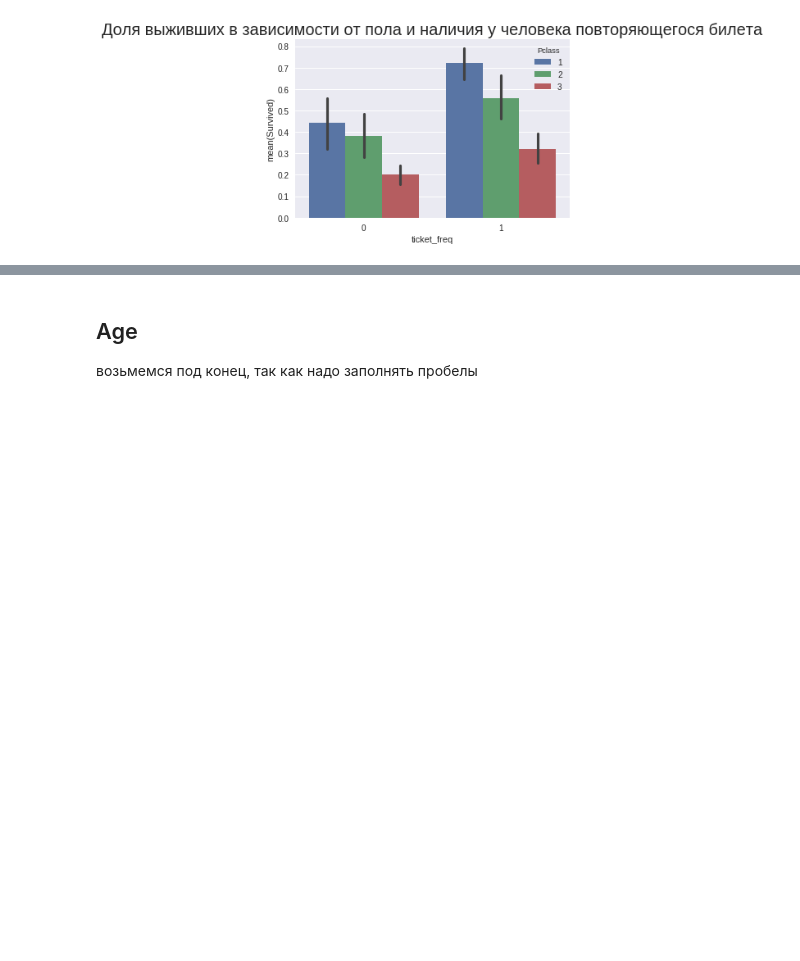
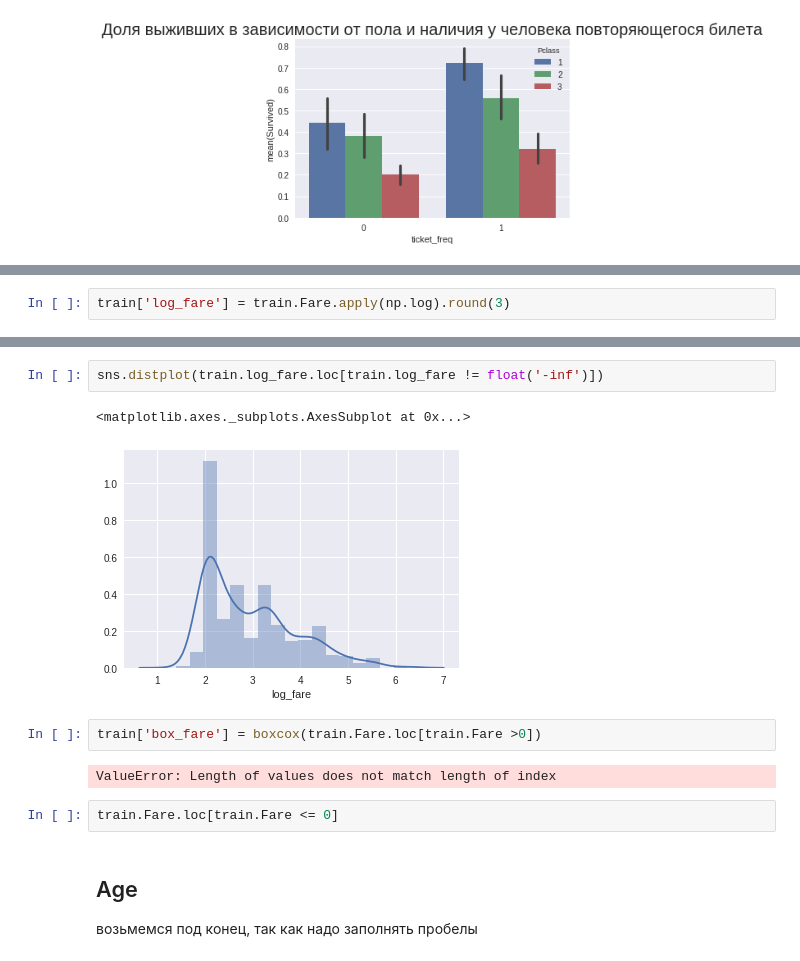
Before and after one commit to VokhmintcevKirill/ti-nic_competition2, a Jupyter notebook: Titanic_3.0.ipynb, the cells around one changed output, grey strips where cells are left out. Saved outputs shown, nothing was run; the diff lists cells and outputs as text; blank space fills up the shorter version.

```diff
--- a/Titanic_3.0.ipynb
+++ b/Titanic_3.0.ipynb
@@ -264,0 +307,2 @@ sns.barplot(x = 'ticket_freq', y = 'Survived', data = train, hue = 'Pclass')
+# %%
+train['log_fare'] = train.Fare.apply(np.log).round(3)
@@ -265,3 +329,14 @@ sns.barplot(x = 'ticket_freq', y = 'Survived', data = train, hue = 'Pclass')
+# %%
+sns.distplot(train.log_fare.loc[train.log_fare != float('-inf')])
+# %% [output]
+<matplotlib.axes._subplots.AxesSubplot at 0x...>
+[figure, added]
+# %%
+train['box_fare'] = boxcox(train.Fare.loc[train.Fare >0])
+# %% [output]
+ValueError: Length of values does not match length of index
+# %%
+train.Fare.loc[train.Fare <= 0]
 # %% [markdown]
 ## Age
 возьмемся под конец, так как надо заполнять пробелы
```
Also changed, not shown: parts of 11 cells of this notebook.
